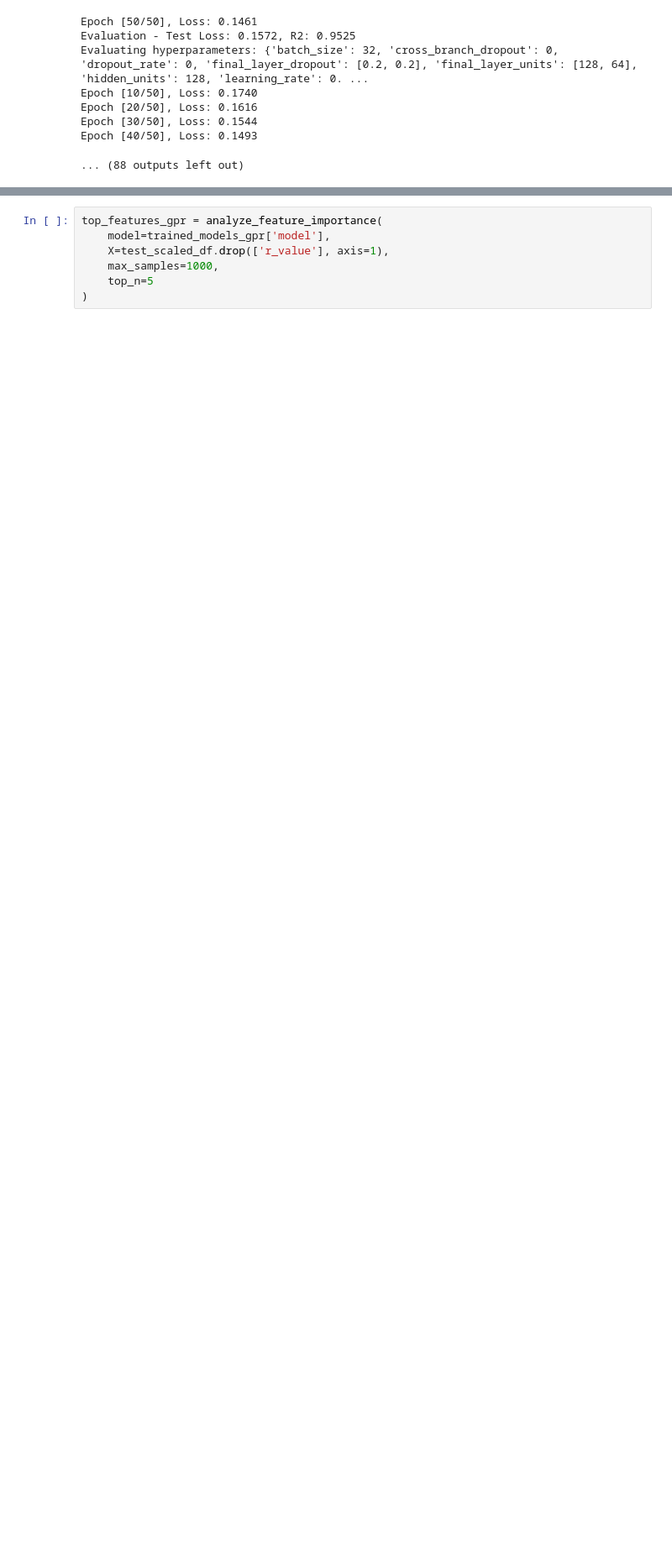
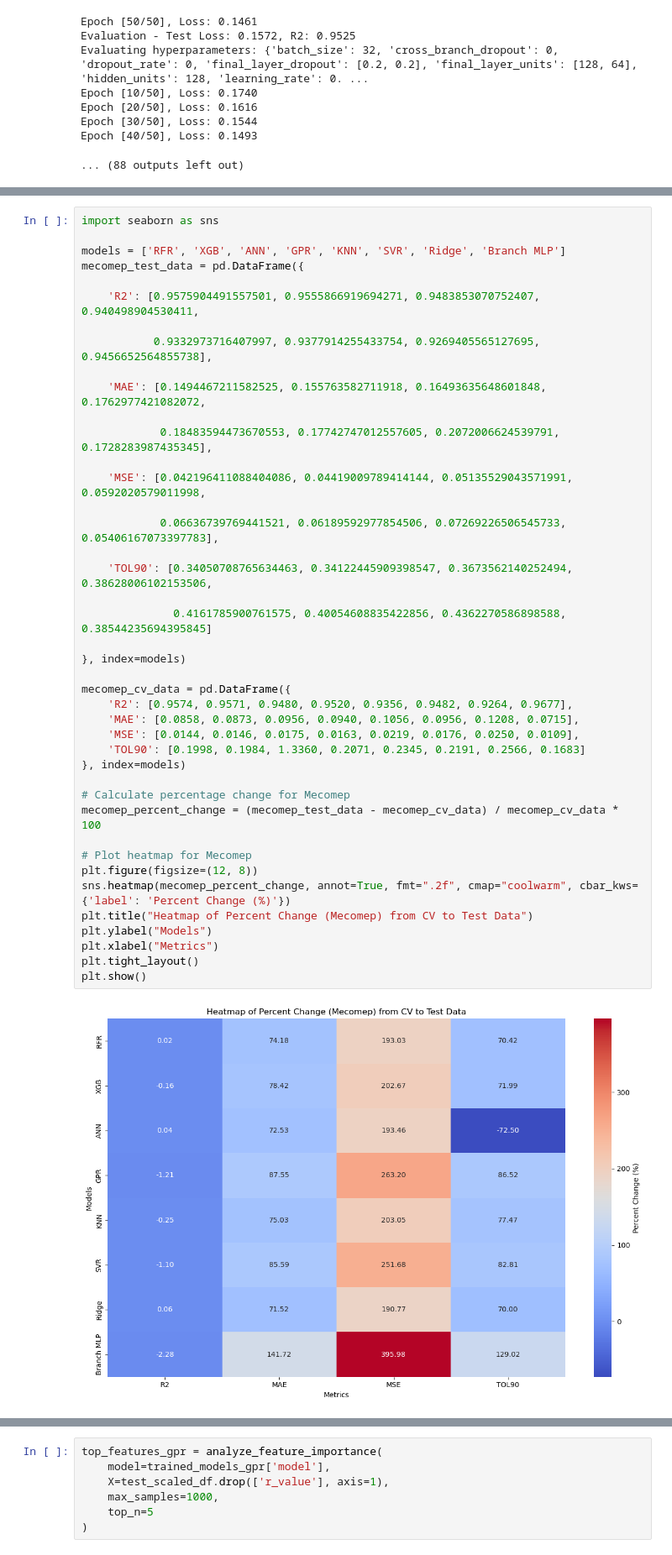
Before and after one commit to TonnyLe14/master-thesis, a Jupyter notebook: models_mecomep.ipynb, the cells around one changed output, grey strips where cells are left out. Shown at 84% size. Saved outputs shown, nothing was run; the diff lists cells and outputs as text; blank space fills up the shorter version.

```diff
--- a/models_mecomep.ipynb
+++ b/models_mecomep.ipynb
@@ -1354,3 +1356,47 @@ plot_predicted_vs_actual(best_mlp[0], test_scaled_df, features_dict=features_dic
+# %%
+import seaborn as sns
+
+models = ['RFR', 'XGB', 'ANN', 'GPR', 'KNN', 'SVR', 'Ridge', 'Branch MLP']
+mecomep_test_data = pd.DataFrame({
+
+    'R2': [0.9575904491557501, 0.9555866919694271, 0.9483853070752407, 0.940498904530411,
+
+           0.9332973716407997, 0.9377914255433754, 0.9269405565127695, 0.9456652564855738],
+
+    'MAE': [0.1494467211582525, 0.155763582711918, 0.16493635648601848, 0.1762977421082072,
+
+            0.18483594473670553, 0.17742747012557605, 0.2072006624539791, 0.1728283987435345],
+
+    'MSE': [0.042196411088404086, 0.04419009789414144, 0.05135529043571991, 0.0592020579011998,
+
+            0.06636739769441521, 0.06189592977854506, 0.07269226506545733, 0.05406167073397783],
+
+    'TOL90': [0.34050708765634463, 0.34122445909398547, 0.3673562140252494, 0.38628006102153506,
+
+              0.4161785900761575, 0.40054608835422856, 0.4362270586898588, 0.38544235694395845]
+
+}, index=models)
+
+mecomep_cv_data = pd.DataFrame({
+    'R2': [0.9574, 0.9571, 0.9480, 0.9520, 0.9356, 0.9482, 0.9264, 0.9677],
+    'MAE': [0.0858, 0.0873, 0.0956, 0.0940, 0.1056, 0.0956, 0.1208, 0.0715],
+    'MSE': [0.0144, 0.0146, 0.0175, 0.0163, 0.0219, 0.0176, 0.0250, 0.0109],
+    'TOL90': [0.1998, 0.1984, 1.3360, 0.2071, 0.2345, 0.2191, 0.2566, 0.1683]
+}, index=models)
+
+# Calculate percentage change for Mecomep
+mecomep_percent_change = (mecomep_test_data - mecomep_cv_data) / mecomep_cv_data * 100
+
+# Plot heatmap for Mecomep
+plt.figure(figsize=(12, 8))
+sns.heatmap(mecomep_percent_change, annot=True, fmt=".2f", cmap="coolwarm", cbar_kws={'label': 'Percent Change (%)'})
+plt.title("Heatmap of Percent Change (Mecomep) from CV to Test Data")
+plt.ylabel("Models")
+plt.xlabel("Metrics")
+plt.tight_layout()
+plt.show()
+# %% [output]
+[figure, added]
 # %%
 best_params_grid = {'batch_size': 32,
  'cross_branch_dropout': 0,
```
Also changed, not shown: parts of 28 cells of this notebook.
